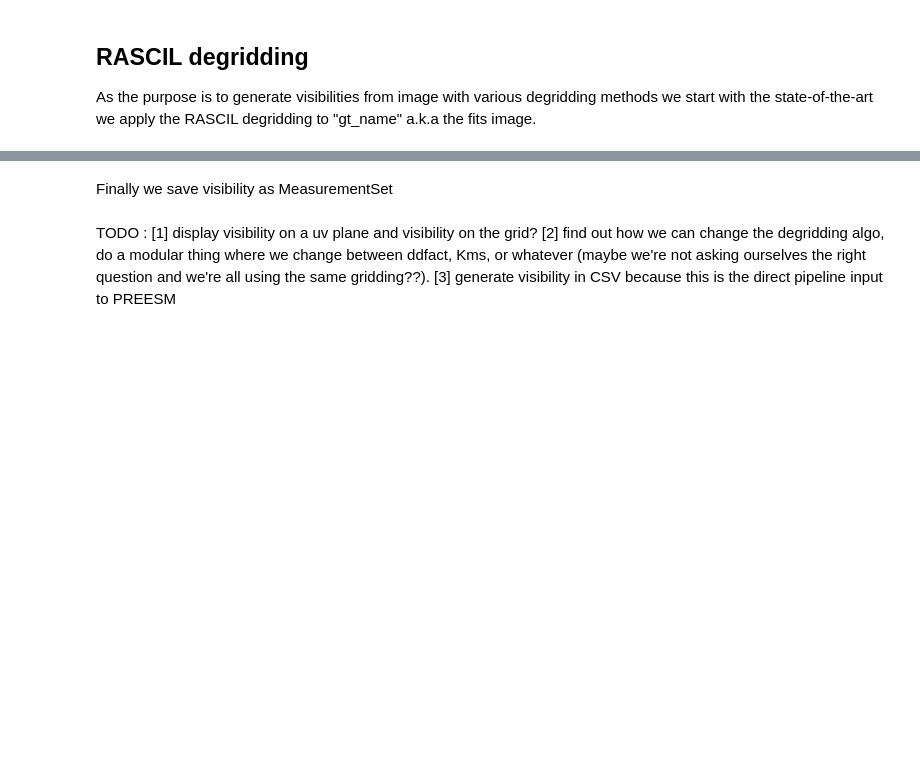
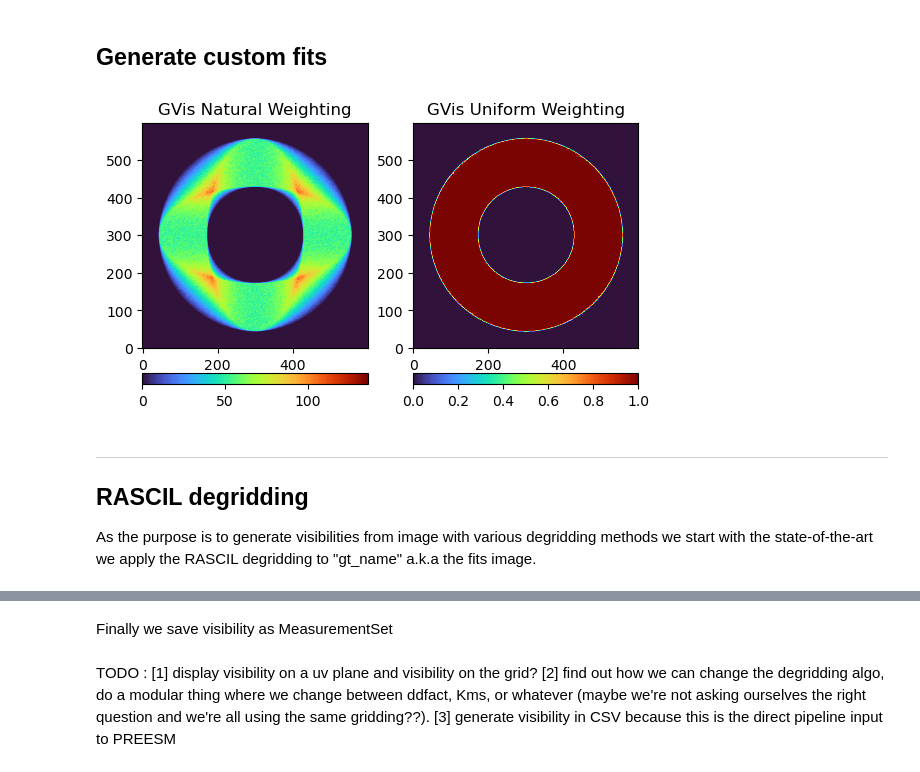
Before and after one commit to Ophelie-Renaud/measurementset-simulator, a Jupyter notebook: fits_to_vis.ipynb, the cells around one changed output, grey strips where cells are left out. Drawn from its saved outputs; the diff is of its cells as text; code cells hidden in the pictures; blank space fills up the shorter version.

```diff
--- a/fits_to_vis.ipynb
+++ b/fits_to_vis.ipynb
@@ -104,5 +105,45 @@ plotNImages([gt], ["Ground Truth"], cmap=cmap)
 [figure]
+# %% [markdown]
+## Generate custom fits
+# %%
+import numpy as np
+
+grid_dim = 600
+pixel_res_radians = 0.00000852211548825356 #résolution angulaire
+
+# Génération de visibilités artificielles (exemple d'un disque)
+num_vis = 3924480
+radius = 50000  # Rayon max en coordonnées u,v
+
+theta = np.random.uniform(0, 2*np.pi, num_vis)
+u = radius * np.cos(theta) * np.random.uniform(0.5, 1.0, num_vis)
+v = radius * np.sin(theta) * np.random.uniform(0.5, 1.0, num_vis)
+
+vis_grid_natural = np.zeros((grid_dim, grid_dim))
+vis_grid_uniform = np.zeros((grid_dim, grid_dim))
+
+for i in range(num_vis):
+    curr_u = int(u[i] * pixel_res_radians * grid_dim + grid_dim/2 + 0.5)
+    curr_v = int(v[i] * pixel_res_radians * grid_dim + grid_dim/2 + 0.5)
+
+    ccurr_u = int(-u[i] * pixel_res_radians * grid_dim + grid_dim/2 + 0.5)
+    ccurr_v = int(-v[i] * pixel_res_radians * grid_dim + grid_dim/2 + 0.5)
+
+    if 0 <= curr_u < grid_dim and 0 <= curr_v < grid_dim:
+        vis_grid_natural[curr_v, curr_u] += 1
+        vis_grid_uniform[curr_v, curr_u] = 1
+
+    if 0 <= ccurr_u < grid_dim and 0 <= ccurr_v < grid_dim:
+        vis_grid_natural[ccurr_v, ccurr_u] += 1
+        vis_grid_uniform[ccurr_v, ccurr_u] = 1
+
+plotNImages([vis_grid_natural,vis_grid_uniform], ["GVis Natural Weighting","GVis Uniform Weighting"], cmap=cmap)
+
+# Bon c'est beaucoup trop uniforme
+# %% [output]
+[figure, added]
 # %% [markdown]
+---
 ## RASCIL degridding
 As the purpose is to generate visibilities from image with various degridding methods we start with the state-of-the-art we apply the RASCIL degridding to "gt_name" a.k.a the fits image.
 # %%
```
Also changed, not shown: parts of 18 cells of this notebook, 1 other file.
